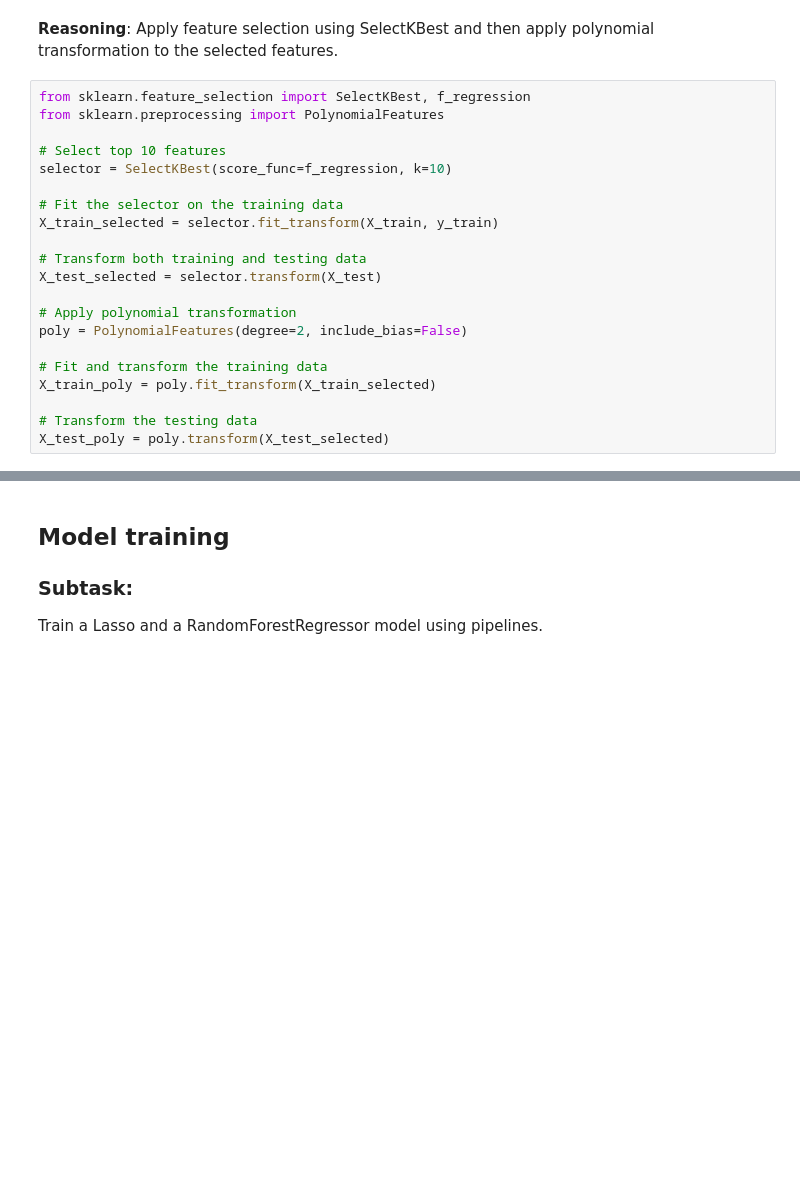
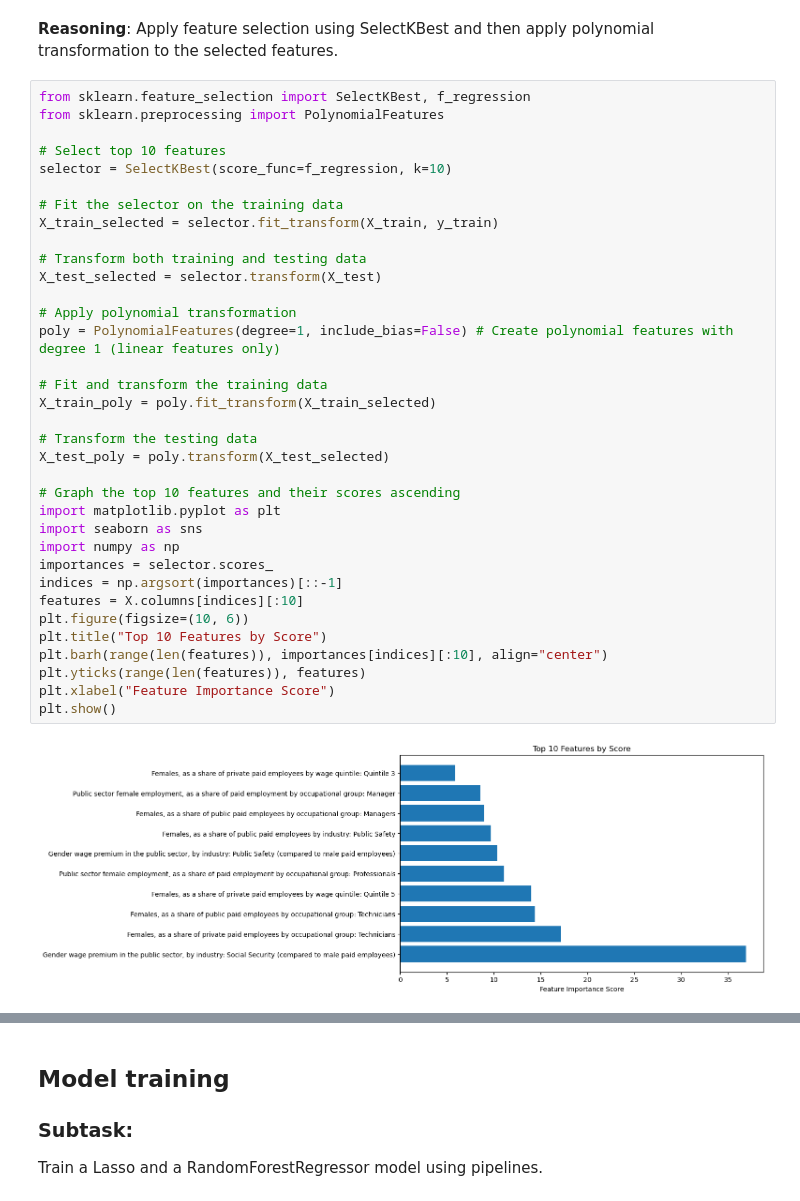
Before and after one commit to CarlaParra/WWBI_InclusionFinanciera4, a Jupyter notebook: notebooks/03_FI_DataModeling.ipynb, the cells around one changed output, grey strips where cells are left out. Drawn from its saved outputs; the diff is of its cells as text; blank space fills up the shorter version.

```diff
--- a/notebooks/03_FI_DataModeling.ipynb
+++ b/notebooks/03_FI_DataModeling.ipynb
@@ -81,21 +81,37 @@ Apply feature selection using SelectKBest and then apply polynomial transformati
 # %%
 from sklearn.feature_selection import SelectKBest, f_regression
 from sklearn.preprocessing import PolynomialFeatures
 
 # Select top 10 features
 selector = SelectKBest(score_func=f_regression, k=10)
 
 # Fit the selector on the training data
 X_train_selected = selector.fit_transform(X_train, y_train)
 
 # Transform both training and testing data
 X_test_selected = selector.transform(X_test)
 
 # Apply polynomial transformation
-poly = PolynomialFeatures(degree=2, include_bias=False)
+poly = PolynomialFeatures(degree=1, include_bias=False) # Create polynomial features with degree 1 (linear features only)
 
 # Fit and transform the training data
 X_train_poly = poly.fit_transform(X_train_selected)
 
 # Transform the testing data
 X_test_poly = poly.transform(X_test_selected)
+
+# Graph the top 10 features and their scores ascending
+import matplotlib.pyplot as plt
+import seaborn as sns
+import numpy as np
+importances = selector.scores_
+indices = np.argsort(importances)[::-1]
+features = X.columns[indices][:10]
+plt.figure(figsize=(10, 6))
+plt.title("Top 10 Features by Score")
+plt.barh(range(len(features)), importances[indices][:10], align="center")
+plt.yticks(range(len(features)), features)
+plt.xlabel("Feature Importance Score")
+plt.show()
+# %% [output]
+[figure, added]
```
Also changed, not shown: parts of 3 cells of this notebook, 2 other files.
